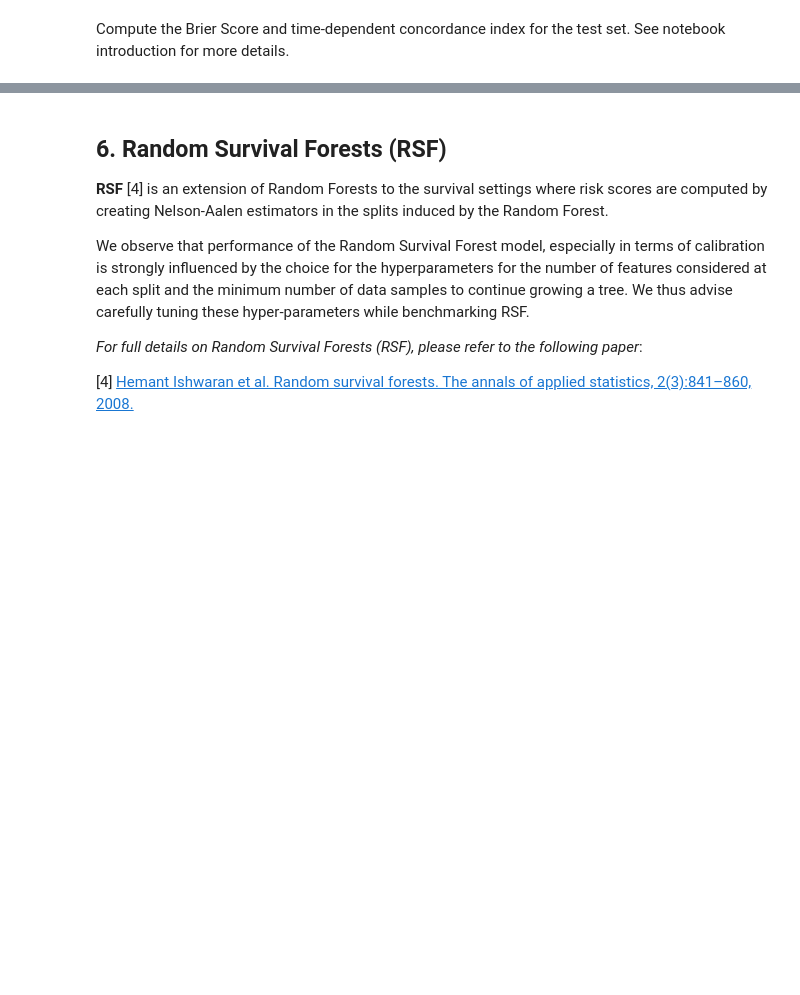
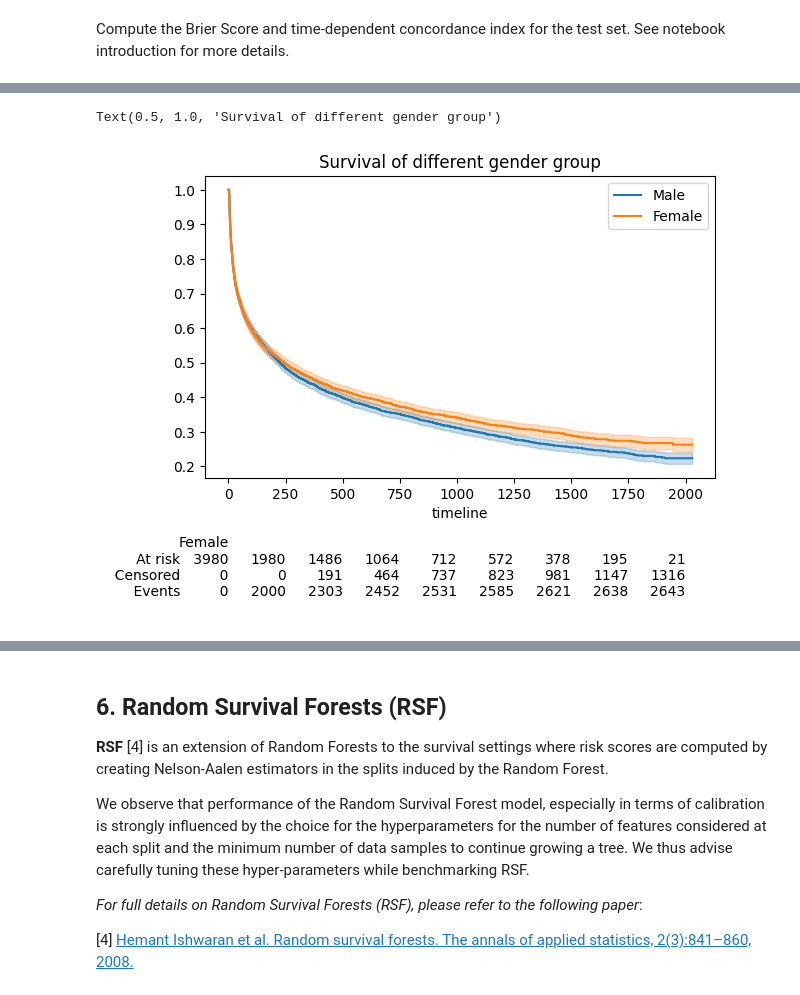
Before and after one commit to FeckNeck/auton-survival-DCM-L1-penalization, a Jupyter notebook: examples/Survival Regression with Auton-Survival.ipynb, the cells around one changed output, grey strips where cells are left out. Saved outputs shown, nothing was run; the diff lists cells and outputs as text; code cells hidden in the pictures; blank space fills up the shorter version.

```diff
--- a/examples/Survival Regression with Auton-Survival.ipynb
+++ b/examples/Survival Regression with Auton-Survival.ipynb
@@ -438,0 +491,13 @@ plot_performance_metrics(results, times)
+# %%
+import matplotlib.pyplot as plt
+
+ax = plt.subplot(111)
+m = (data["sex"] == "male")
+kmf.fit(durations = data['time'][m], event_observed = data['event'][m], label = "Male")
+kmf.plot_survival_function(ax = ax)
+kmf.fit(data['time'][~m], event_observed = data['event'][~m], label = "Female")
+kmf.plot_survival_function(ax = ax, at_risk_counts = True)
+plt.title("Survival of different gender group")
+# %% [output]
+Text(0.5, 1.0, 'Survival of different gender group')
+[figure, added]
```
Also changed, not shown: parts of 70 cells of this notebook, 6 other files.
